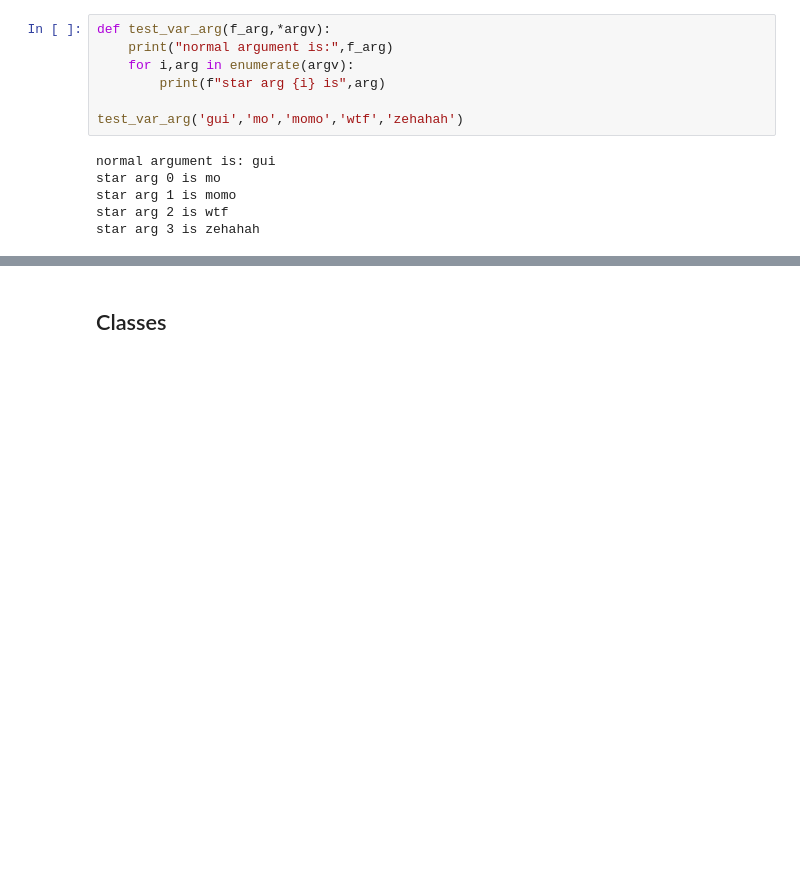
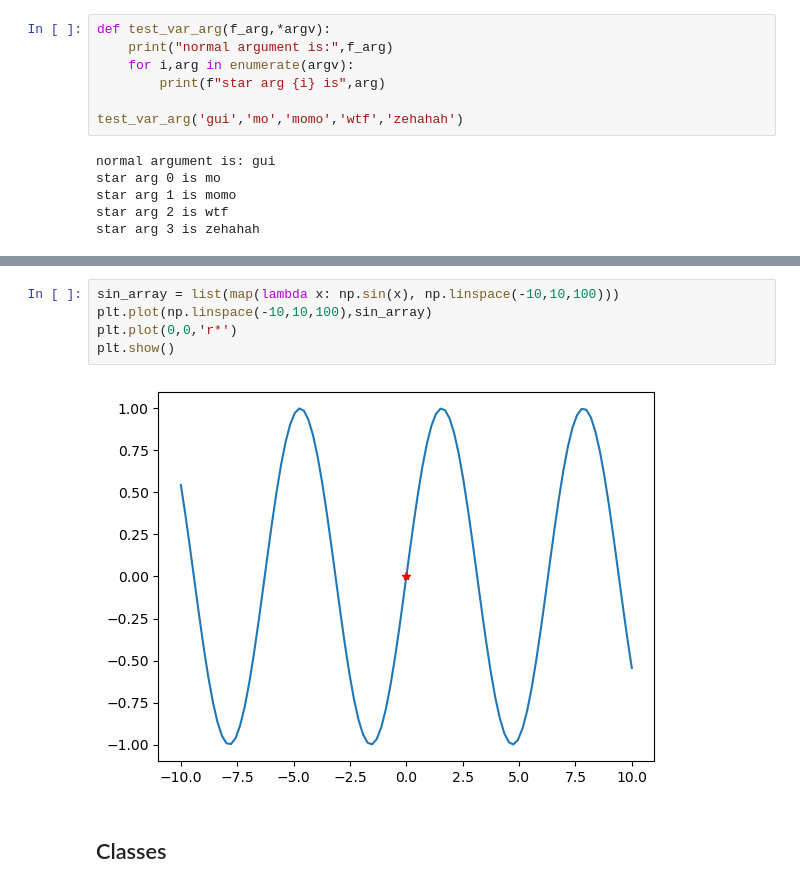
Before and after one commit to medjaijedi/MAS_Final_Project, a Jupyter notebook: rand_prac.ipynb, the cells around one changed output, grey strips where cells are left out. Cells and saved outputs as stored; diff of their text form; blank space fills up the shorter version.

```diff
--- a/rand_prac.ipynb
+++ b/rand_prac.ipynb
@@ -101,3 +163,10 @@ star arg 3 is zehahah
+# %%
+sin_array = list(map(lambda x: np.sin(x), np.linspace(-10,10,100)))
+plt.plot(np.linspace(-10,10,100),sin_array)
+plt.plot(0,0,'r*')
+plt.show()
+# %% [output]
+[figure, added]
 # %% [markdown]
 ## Classes
 # %%
```
Also changed, not shown: parts of 24 cells of this notebook, 1 other file.
